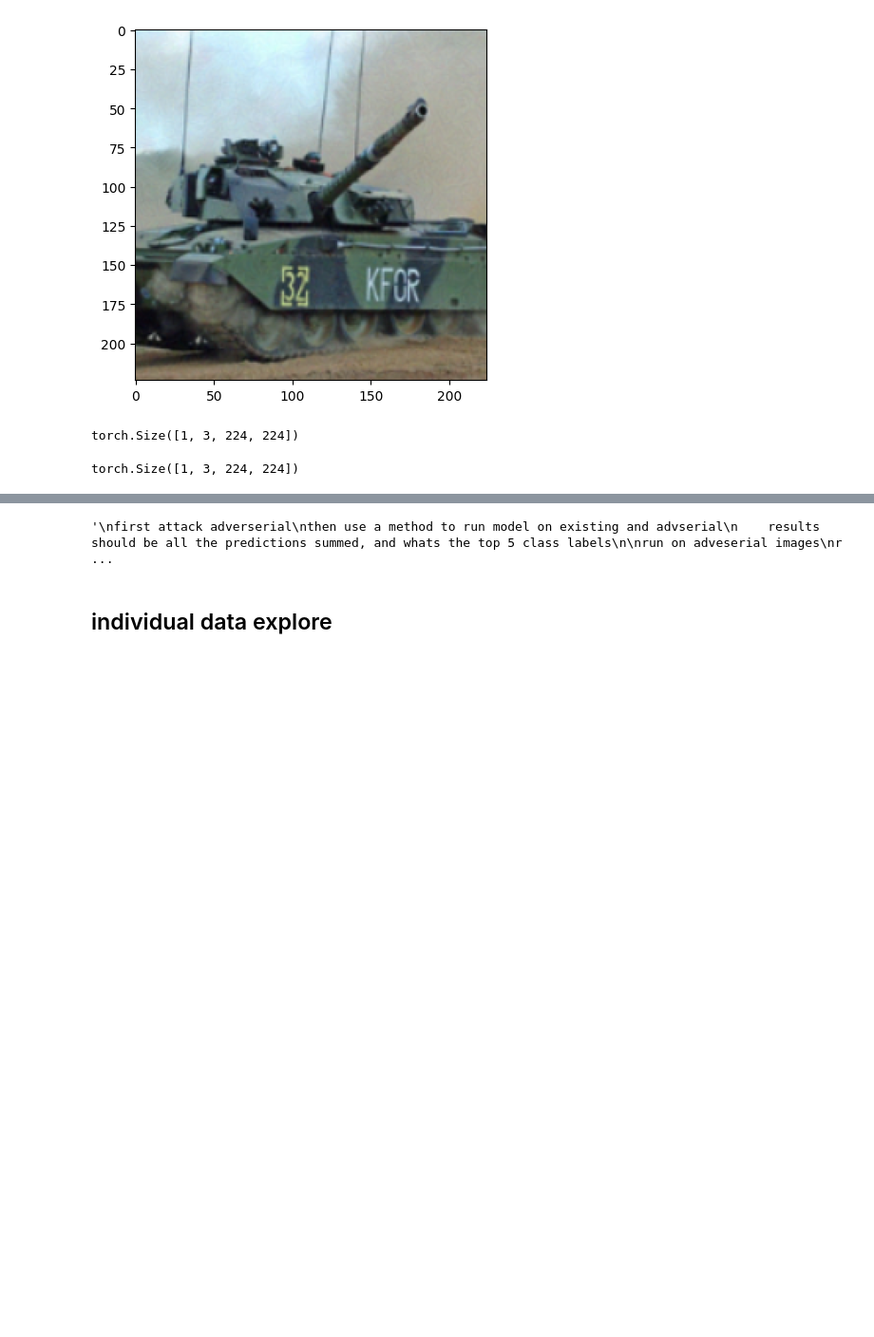
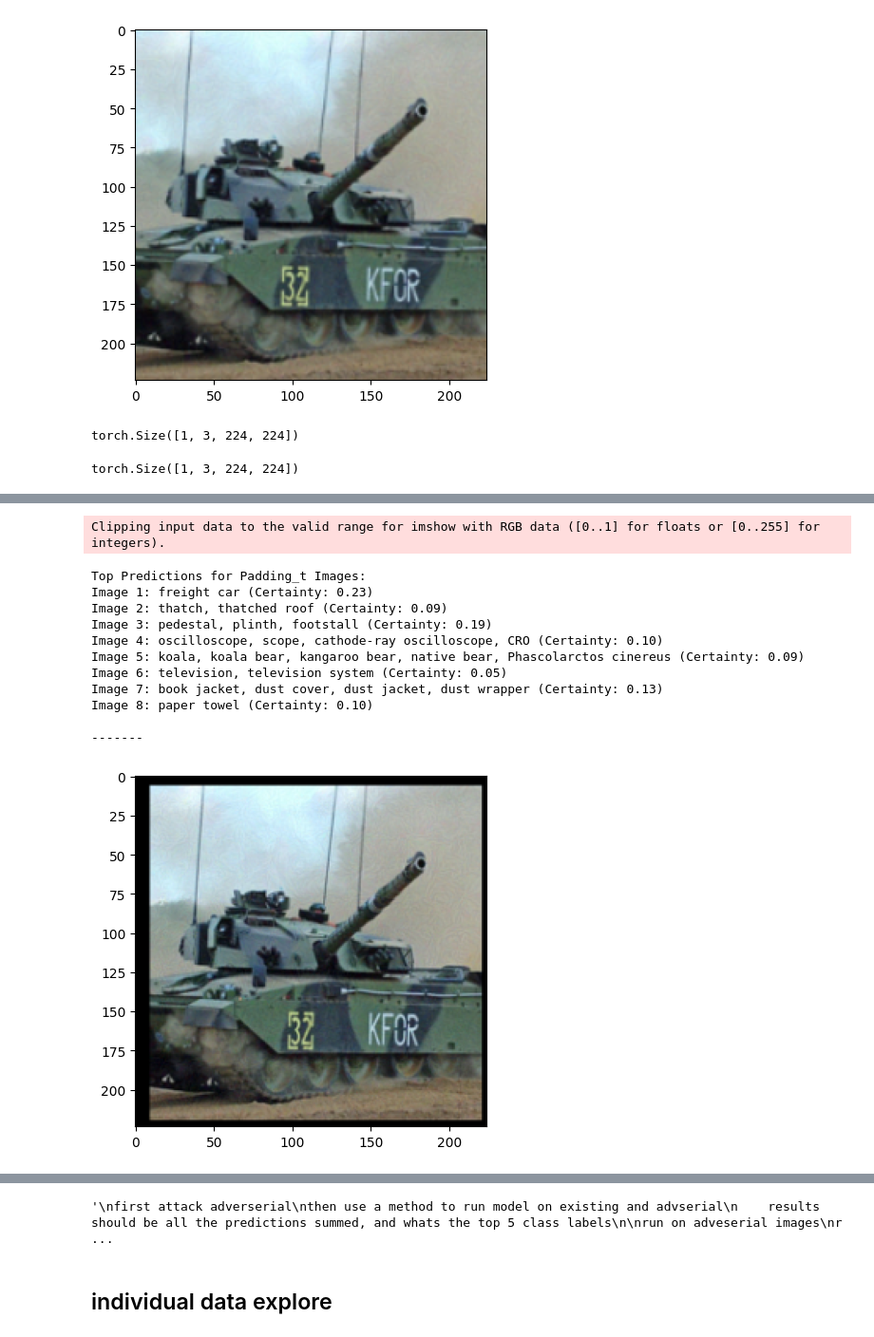
Before and after one commit to jtv199/CV-Adverserial-attacks, a Jupyter notebook: fgsm-i copy.ipynb, the cells around one changed output, grey strips where cells are left out. Shown at 95% size. Saved outputs shown, nothing was run; the diff lists cells and outputs as text; code cells hidden in the pictures; blank space fills up the shorter version.

```diff
--- a/fgsm-i copy.ipynb
+++ b/fgsm-i copy.ipynb
@@ -549,3 +688,32 @@ tank_images.compare_albums('compress', 'processed')
+# %%
+name = 'padding_t'
+# Copy tank_images and name it suitably
+tank_images.copy_images(adv,name)
+
+# Add Gaussian noise to it
+tank_images.random_padding(name, 0,15)
+tank_images.reprocess_images(name)
+# Predict it
+tank_images.make_predictions(name)
+
+# Display prediction
+tank_images.show_predictions(name)
+
+tank_images.display_images(name,0)
+# %% [output]
+Clipping input data to the valid range for imshow with RGB data ([0..1] for floats or [0..255] for integers).
+Top Predictions for Padding_t Images:
+Image 1: freight car (Certainty: 0.23)
+Image 2: thatch, thatched roof (Certainty: 0.09)
+Image 3: pedestal, plinth, footstall (Certainty: 0.19)
+Image 4: oscilloscope, scope, cathode-ray oscilloscope, CRO (Certainty: 0.10)
+Image 5: koala, koala bear, kangaroo bear, native bear, Phascolarctos cinereus (Certainty: 0.09)
+Image 6: television, television system (Certainty: 0.05)
+Image 7: book jacket, dust cover, dust jacket, dust wrapper (Certainty: 0.13)
+Image 8: paper towel (Certainty: 0.10)
+
+-------
+[figure, added]
 # %%
 input_tensor = torch.randn(1, 3, 32, 32)
 # Define a random padding size; here we'll randomly pad between 0 and 10 pixels on each side
```
Also changed, not shown: parts of 15 cells of this notebook.
